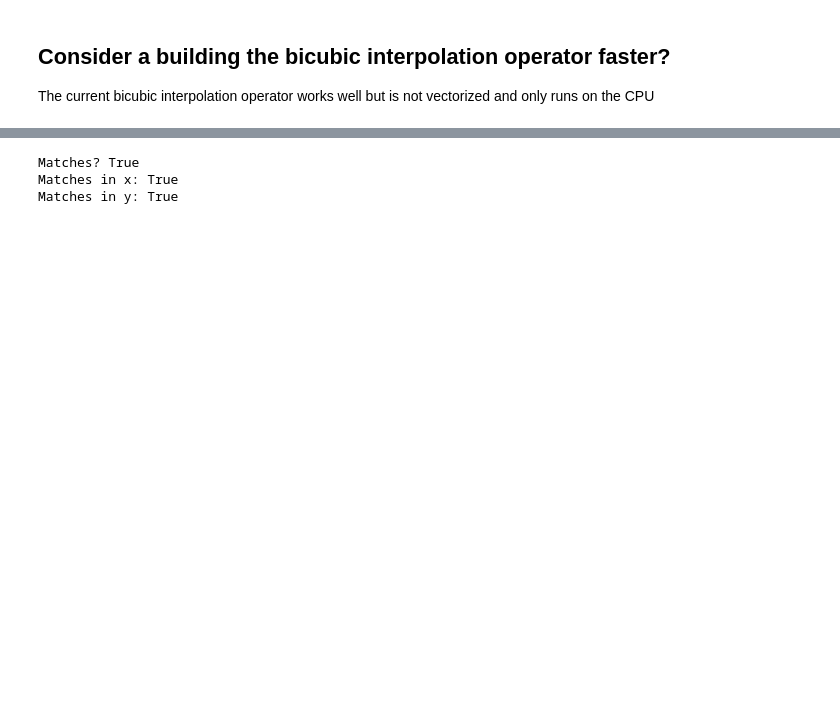
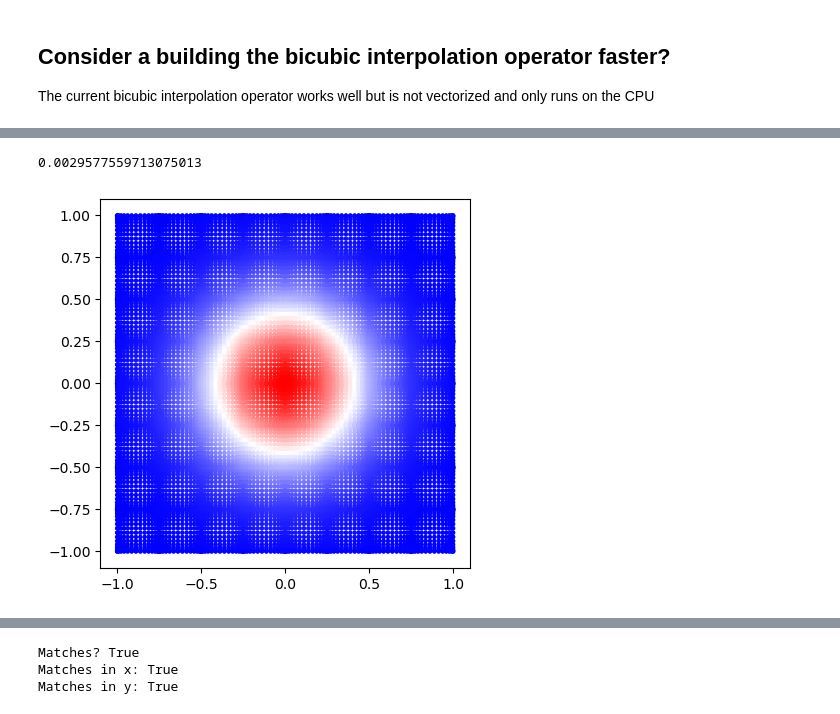
Before and after one commit to oortsang/jaxhps-scattering, a Jupyter notebook: 2025-06-27_faster_bicubic_interpolation_setup.ipynb, the cells around one changed output, grey strips where cells are left out. Saved outputs shown, nothing was run; the diff lists cells and outputs as text; code cells hidden in the pictures; blank space fills up the shorter version.

```diff
--- a/2025-06-27_faster_bicubic_interpolation_setup.ipynb
+++ b/2025-06-27_faster_bicubic_interpolation_setup.ipynb
@@ -48,11 +50,13 @@ leaf_to_tree = lambda xs: jnp.concatenate([
 tree_cheb_x = leaf_to_tree(leaf_cheb_x)
 tree_cheb_y = leaf_to_tree(leaf_cheb_y)
 
-cell_offset = 0 # 0.5 for centered
-leaf_unif_x = (cell_offset/tree_n_per_leaf)+jnp.linspace(-1, 1, tree_n_per_leaf, endpoint=False)
-leaf_unif_y = (cell_offset/tree_n_per_leaf)+jnp.linspace(-1, 1, tree_n_per_leaf, endpoint=False) # [::-1]
-tree_unif_x = (cell_offset/tree_n)+jnp.linspace(-1, 1, tree_n, endpoint=False)
-tree_unif_y = (cell_offset/tree_n)+jnp.linspace(-1, 1, tree_n, endpoint=False)
+cell_offset = 0.5 # 0.5 for centered
+leaf_unif_x = (2*cell_offset/tree_n_per_leaf)+jnp.linspace(-1, 1, tree_n_per_leaf, endpoint=False)
+leaf_unif_y = (2*cell_offset/tree_n_per_leaf)+jnp.linspace(-1, 1, tree_n_per_leaf, endpoint=False) # [::-1]
+# tree_unif_x = (cell_offset/tree_n)+jnp.linspace(-1.5, 0.8, tree_n, endpoint=False)
+# tree_unif_y = (cell_offset/tree_n)+jnp.linspace(-0.6, 0.9,   tree_n, endpoint=False)
+tree_unif_x = (2*cell_offset/tree_n)+jnp.linspace(-1, 1, tree_n, endpoint=False)
+tree_unif_y = (2*cell_offset/tree_n)+jnp.linspace(-1, 1, tree_n, endpoint=False)
 
 product_grid = lambda xs, ys: jnp.array(jnp.meshgrid(xs, ys, indexing="ij")).transpose(1,2,0).reshape(-1,2)
 leaf_cheb_xy = product_grid(leaf_cheb_x, leaf_cheb_y)
@@ -66,6 +78,6 @@ tree_unif_to_cheb_x, tree_unif_to_cheb_y = prep_conv_interp_2d(
     tree_unif_y,
     tree_cheb_xy,
     # use a zero-valued boundary condition to mimic empty neighboring leaves
-    bc_modes=("extend", "periodic"),
+    bc_modes=("zero", "zero"),
 )
 # %% [output]
@@ -73,0 +86,16 @@ Wall time: 9.7 s
+# %%
+ref_q_unif = q_fn_handle(tree_unif_xy).reshape(tree_n, tree_n)
+ref_q_cheb = q_fn_handle(tree_cheb_xy).reshape(2**tree_L*tree_p, 2**tree_L * tree_p)
+# %%
+script_q_cheb_from_unif = apply_interp_2d(
+    tree_unif_to_cheb_x, tree_unif_to_cheb_y, ref_q_unif
+).reshape(2**tree_L*tree_p, 2**tree_L * tree_p)
+# %%
+np.linalg.norm(script_q_cheb_from_unif-ref_q_cheb) / np.linalg.norm(ref_q_cheb)
+# %% [output]
+0.0029577559713075013
+# %%
+plt.scatter(*tree_cheb_xy.T, c=script_q_cheb_from_unif, s=5, cmap="bwr")
+plt.gca().set_aspect(1)
+# %% [output]
+[figure, added]
```
Also changed, not shown: parts of 15 cells of this notebook.
